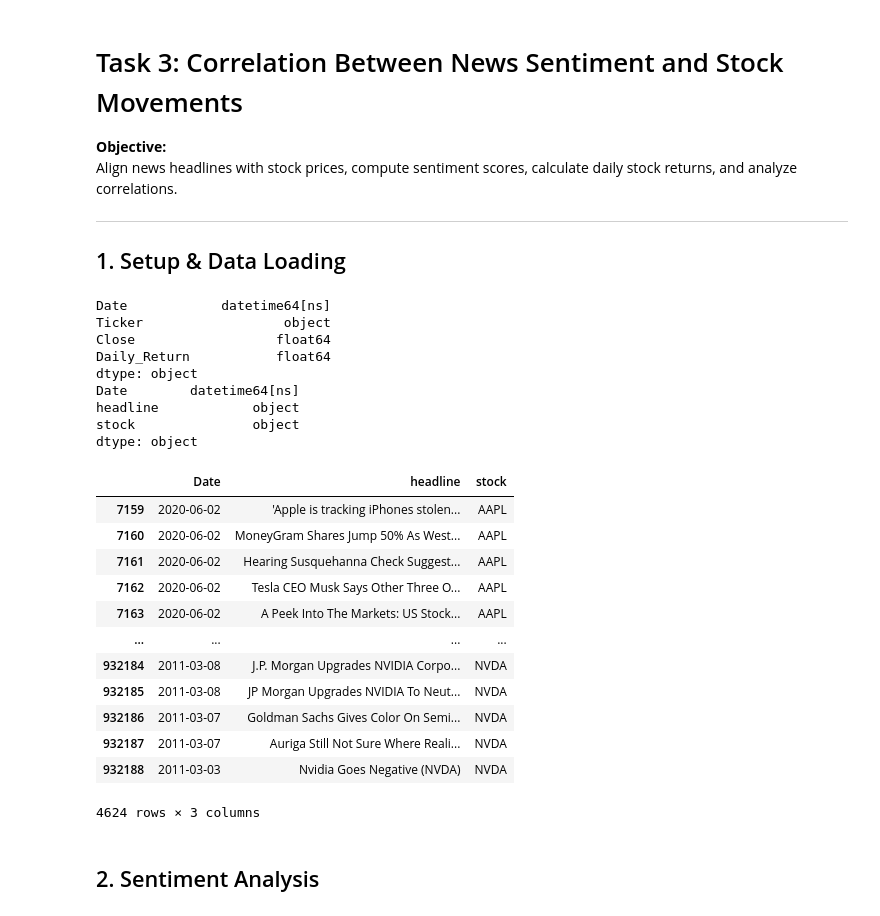
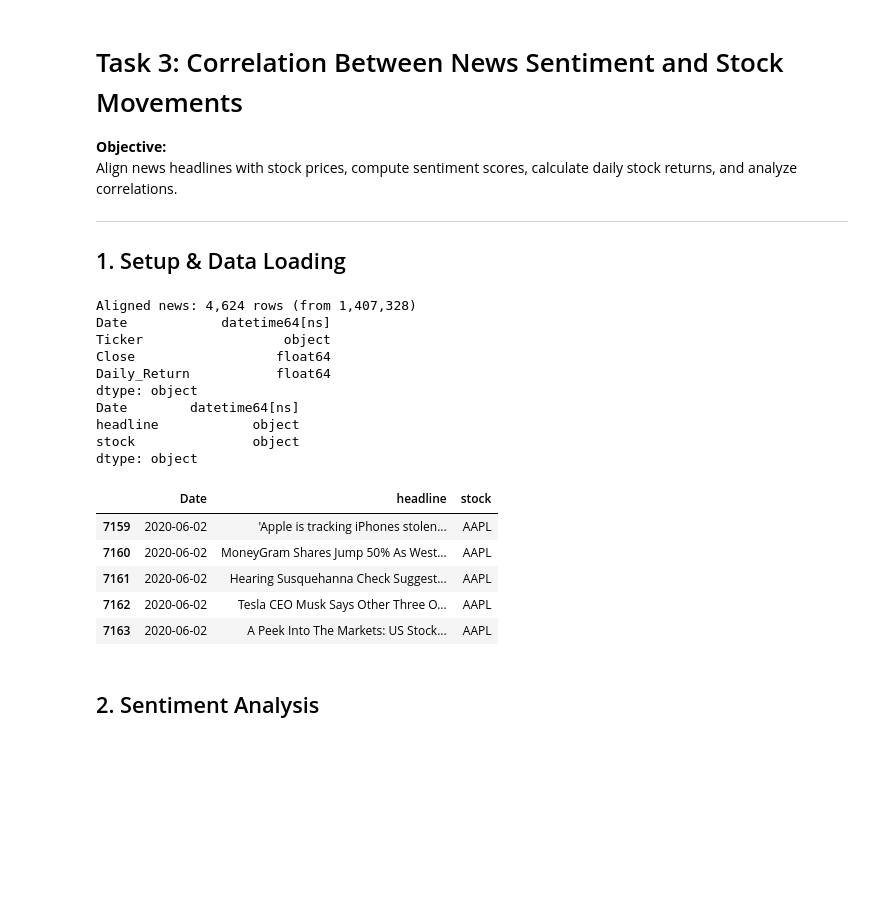
Before and after one commit to nathanaeldereje/financial-news-sentiment-analysis, a Jupyter notebook: notebooks/03_sentiment_correlation.ipynb, the cells around one changed output. Drawn from its saved outputs; the diff is of its cells as text; code cells hidden in the pictures; blank space fills up the shorter version.

```diff
--- a/notebooks/03_sentiment_correlation.ipynb
+++ b/notebooks/03_sentiment_correlation.ipynb
@@ -12,49 +23,32 @@ import pandas as pd
 # %%
-# Load stock data
-stocks = pd.read_csv("../data/processed/stocks_full.csv", parse_dates=["Date"])
-stocks = stocks[["Date", "Ticker", "Close"]].copy()
-stocks = stocks.sort_values(['Ticker', 'Date'])
-
-# Compute daily returns
-stocks['Daily_Return'] = stocks.groupby('Ticker')['Close'].pct_change()
-stocks.dropna(subset=['Daily_Return'], inplace=True)  # Drop first row per ticker
-
-# Load cleaned news data
-news = pd.read_csv("../data/processed/raw_analyst_ratings_clean.csv", parse_dates=["date"], index_col=0)
-news.rename(columns={"date": "Date"}, inplace=True)
-news = news[["Date", "headline", "stock"]].copy()
+# Load and prepare both datas
+stocks = load_and_prepare_full_stocks( "../data/processed/stocks_full.csv")
+news = load_and_prepare_news( "../data/processed/raw_analyst_ratings_clean.csv")
 # %%
-# Keep only news on trading days and valid tickers
-news = news[news["Date"].isin(stocks["Date"].unique())]
-news = news[news["stock"].isin(stocks["Ticker"].unique())]
+# Align datasets
+news = align_news_with_stocks(news, stocks)
+
+# Quick Check
+print(stocks.dtypes)
+print(news.dtypes)
+news.head()
+# %% [output]
+Aligned news: 4,624 rows (from 1,407,328)
+Date            datetime64[ns]
+Ticker                  object
+Close                  float64
+Daily_Return           float64
+dtype: object
+Date        datetime64[ns]
+headline            object
+stock               object
+dtype: object
+|  | Date | headline | stock |
+| 7159 | 2020-06-02 | 'Apple is tracking iPhones stolen... | AAPL |
+| 7160 | 2020-06-02 | MoneyGram Shares Jump 50% As West... | AAPL |
+| 7161 | 2020-06-02 | Hearing Susquehanna Check Suggest... | AAPL |
+| 7162 | 2020-06-02 | Tesla CEO Musk Says Other Three O... | AAPL |
+| 7163 | 2020-06-02 | A Peek Into The Markets: US Stock... | AAPL |
-# %%
-# Quick Check
-print(stocks.dtypes)
-print(news.dtypes)
-news
-# %% [output]
-Date            datetime64[ns]
-Ticker                  object
-Close                  float64
-Daily_Return           float64
-dtype: object
-Date        datetime64[ns]
-headline            object
-stock               object
-dtype: object
-|  | Date | headline | stock |
-| 7159 | 2020-06-02 | 'Apple is tracking iPhones stolen... | AAPL |
-| 7160 | 2020-06-02 | MoneyGram Shares Jump 50% As West... | AAPL |
-| 7161 | 2020-06-02 | Hearing Susquehanna Check Suggest... | AAPL |
-| 7162 | 2020-06-02 | Tesla CEO Musk Says Other Three O... | AAPL |
-| 7163 | 2020-06-02 | A Peek Into The Markets: US Stock... | AAPL |
-| ... | ... | ... | ... |
-| 932184 | 2011-03-08 | J.P. Morgan Upgrades NVIDIA Corpo... | NVDA |
-| 932185 | 2011-03-08 | JP Morgan Upgrades NVIDIA To Neut... | NVDA |
-| 932186 | 2011-03-07 | Goldman Sachs Gives Color On Semi... | NVDA |
-| 932187 | 2011-03-07 | Auriga Still Not Sure Where Reali... | NVDA |
-| 932188 | 2011-03-03 | Nvidia Goes Negative (NVDA) | NVDA |
-4624 rows × 3 columns
 # %% [markdown]
 ## 2. Sentiment Analysis
 # %%
```
Also changed, not shown: parts of 11 cells of this notebook, 4 other files.
